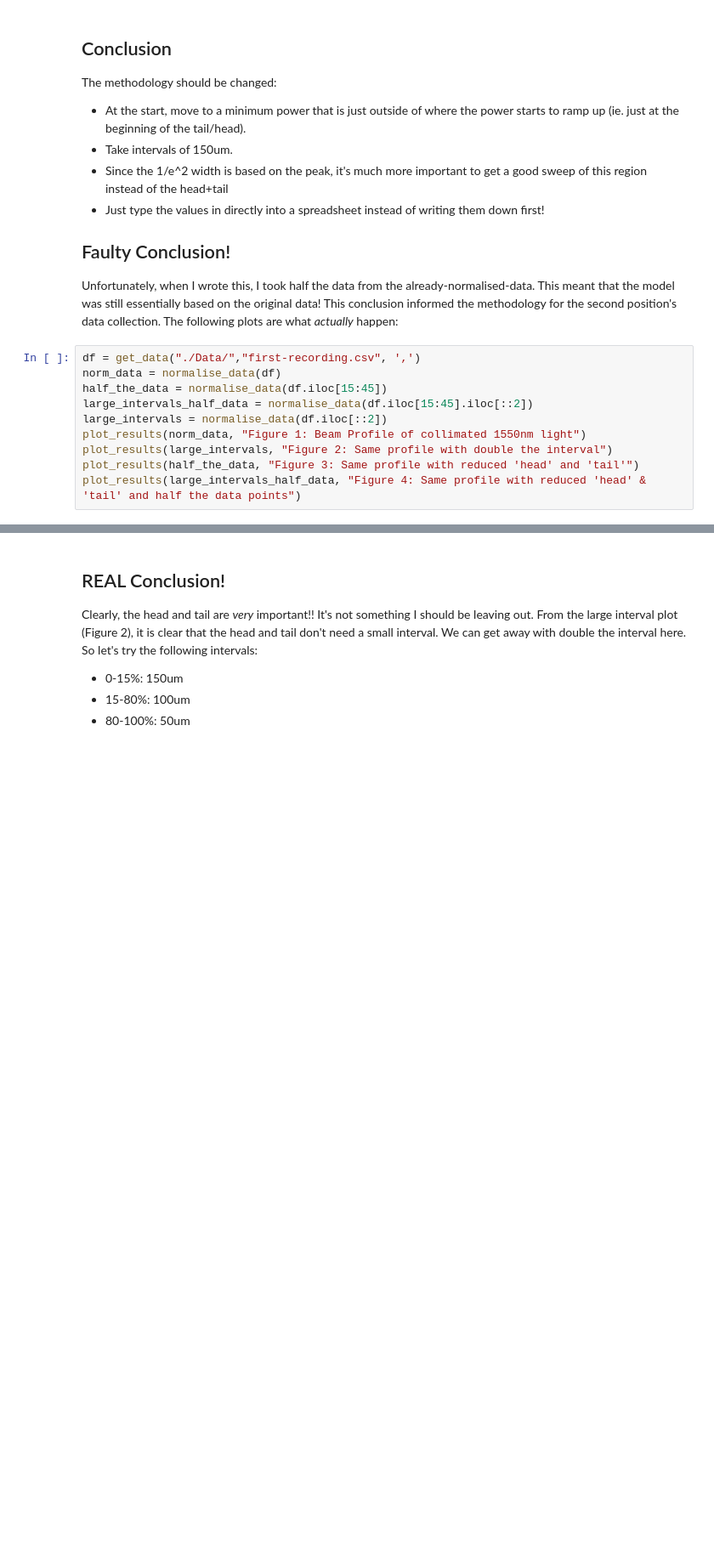
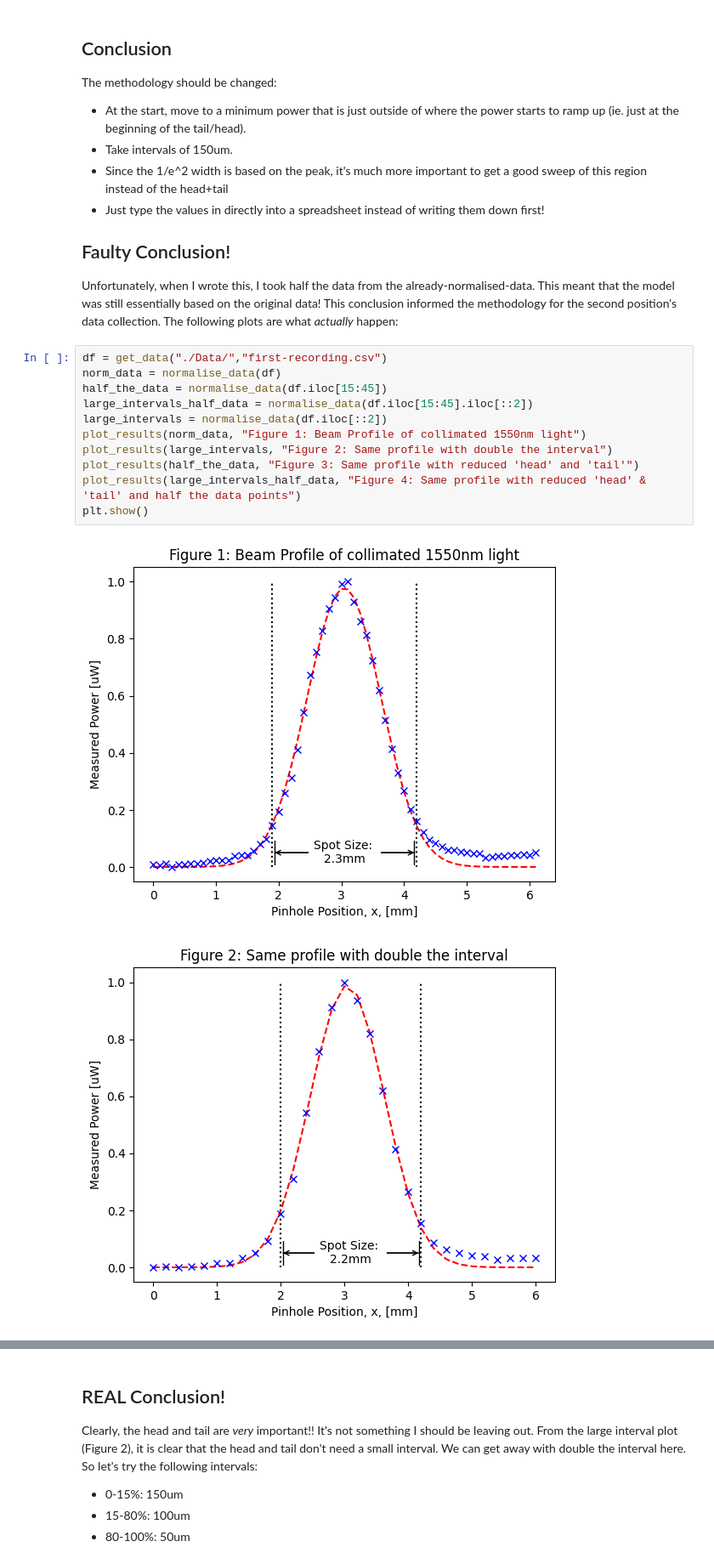
Before and after one commit to 0rmond/Beam-Profile, a Jupyter notebook: Manual-Beam-Profile.ipynb, the cells around one changed output, grey strips where cells are left out. Shown at 85% size. Drawn from its saved outputs; the diff is of its cells as text; blank space fills up the shorter version.

```diff
--- a/Manual-Beam-Profile.ipynb
+++ b/Manual-Beam-Profile.ipynb
@@ -53,12 +54,16 @@ Unfortunately, when I wrote this, I took half the data from the already-normalis
 This conclusion informed the methodology for the second position's data collection.
 The following plots are what _actually_ happen:
 # %%
-df = get_data("./Data/","first-recording.csv", ',')
+df = get_data("./Data/","first-recording.csv")
 norm_data = normalise_data(df)
 half_the_data = normalise_data(df.iloc[15:45])
 large_intervals_half_data = normalise_data(df.iloc[15:45].iloc[::2])
 large_intervals = normalise_data(df.iloc[::2])
 plot_results(norm_data, "Figure 1: Beam Profile of collimated 1550nm light")
 plot_results(large_intervals, "Figure 2: Same profile with double the interval")
 plot_results(half_the_data, "Figure 3: Same profile with reduced 'head' and 'tail'")
 plot_results(large_intervals_half_data, "Figure 4: Same profile with reduced 'head' & 'tail' and half the data points")
+plt.show()
+# %% [output]
+[figure, added]
+[figure, added]
```
Also changed, not shown: parts of 3 cells of this notebook, 7 other files.
